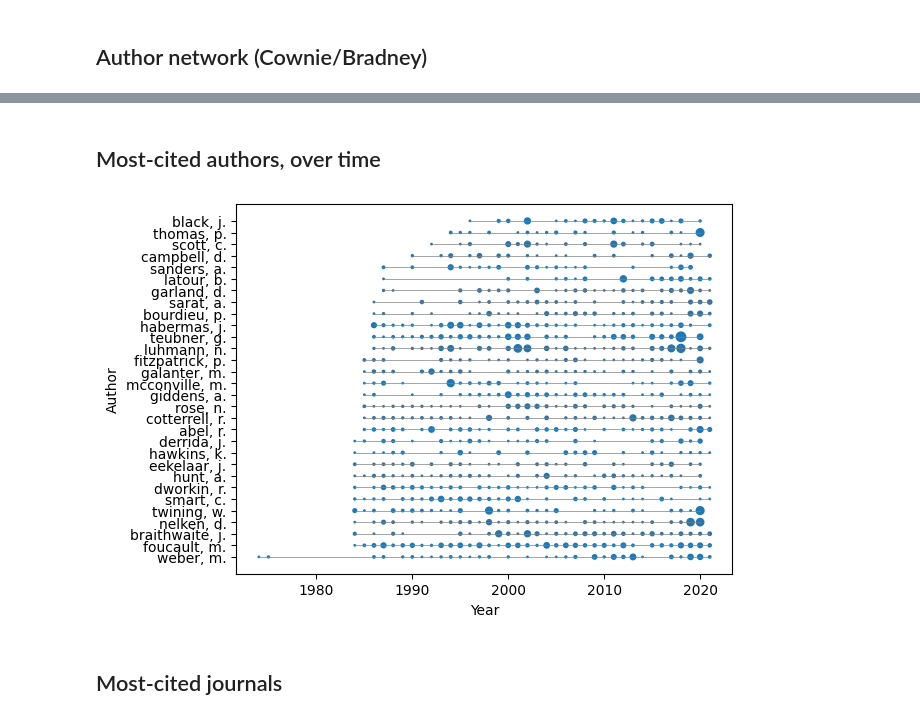
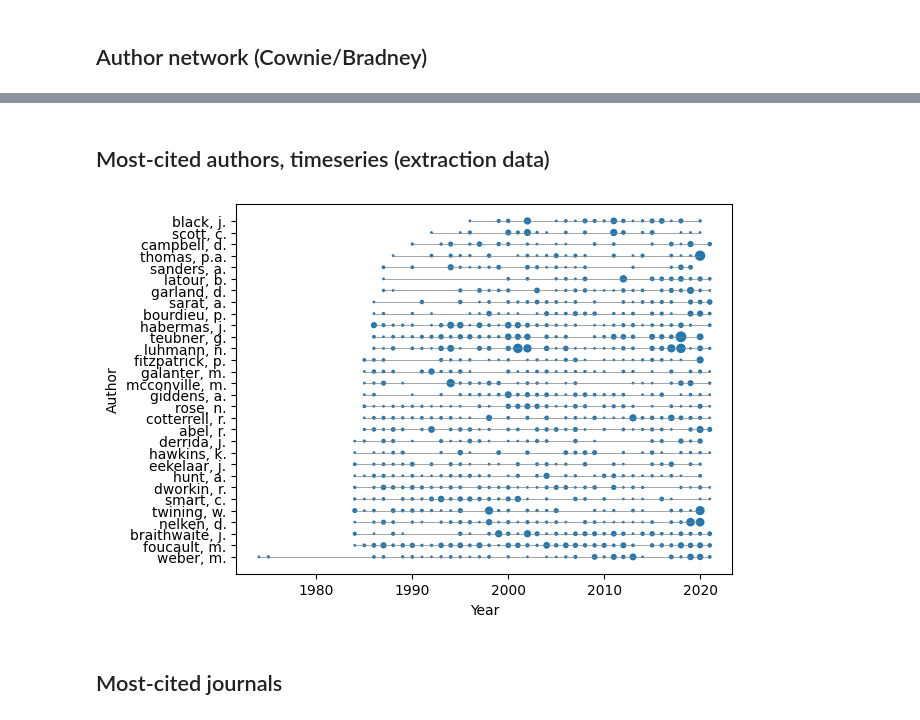
Before and after one commit to cboulanger/jls-bibliometry, a Jupyter notebook: jls-bibliometry.ipynb, the cells around one changed output, grey strips where cells are left out. Cells and saved outputs as stored; diff of their text form; code cells hidden in the pictures.

Commit message:
Update figures and code

```diff
--- a/jls-bibliometry.ipynb
+++ b/jls-bibliometry.ipynb
@@ -143,23 +229,27 @@ plt.show()
 # %% [markdown]
-## Most-cited authors, over time
+## Most-cited authors, timeseries (extraction data)
 # %%
 query = """
 match (citingWork:Work)-[r:CITES]->(citedWork:Work)<-[:CREATOR_OF]-(citedAuthor:Author)
 where citedAuthor.family <> "no_author" and citedAuthor.display_name <> ""
-with citedAuthor, count(*) as citationCount
+with citedAuthor, count(r) as citationCount
 order by citationCount desc
 limit 30
 match (citingWork:Work)-[r:CITES]->(citedWork:Work)<-[:CREATOR_OF]-(citedAuthor)
-RETURN citedAuthor.display_name as author, citingWork.year as year, count(*) as count
+RETURN citedAuthor.display_name as author,
+    citingWork.year as year,
+    count(r) as count
 order by year
 """
 from scripts.utils import get_graph
 from scripts.occurrence_by_year_scatter import plot_by_year
-graph = get_graph("jls")
+graph = get_graph("jls2")
 data = graph.run(query).to_data_frame()
-plot_by_year(data, dep_col="author", dep_label="Author")
+plot_by_year(data, dep_col="author", dep_label="Author",
+             file="figure/jls-ts-most-cited.png",
+             title="")
 # %% [output]
-[figure, old version]
+[figure, new version]
 # %% [markdown]
 ## Most-cited journals
 # %%
```
Also changed, not shown: parts of 23 cells of this notebook, 20 other files.
